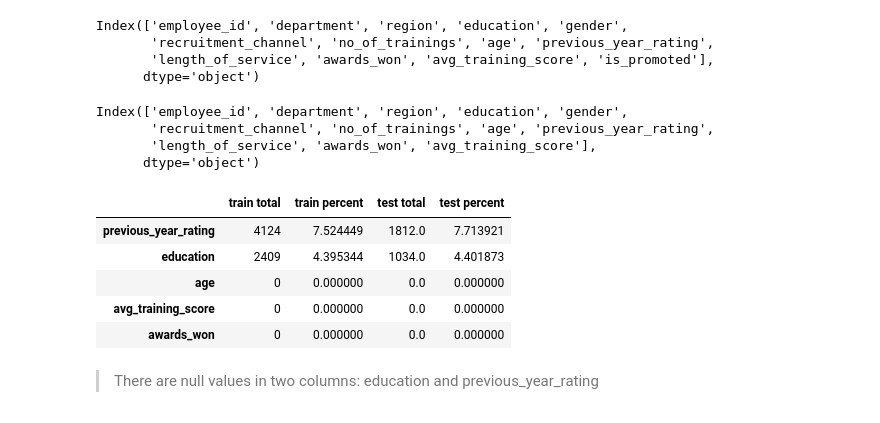
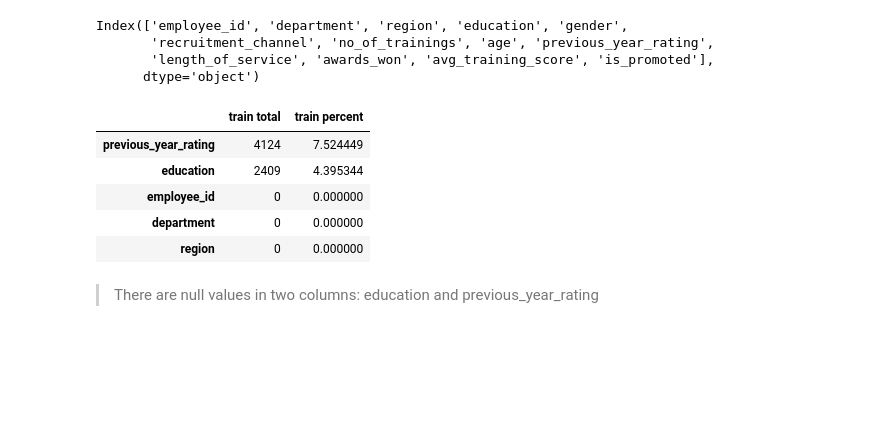
Before and after one commit to ArianaK4/Employee_Promotion_ML, a Jupyter notebook: employee_promotion.ipynb, the cells around one changed output. Saved outputs shown, nothing was run; the diff lists cells and outputs as text; code cells hidden in the pictures; blank space fills up the shorter version.

```diff
--- a/employee_promotion.ipynb
+++ b/employee_promotion.ipynb
@@ -488,41 +493,36 @@ Index(['employee_id', 'department', 'region', 'education', 'gender',
        'length_of_service', 'awards_won', 'avg_training_score', 'is_promoted'],
       dtype='object')
 # %%
-# Rename the column
+# # Rename the column
 
-test.rename(columns = {'awards_won?':'awards_won'}, inplace = True)
+# test.rename(columns = {'awards_won?':'awards_won'}, inplace = True)
 
-# Show changes
+# # Show changes
 
-test.columns
+# test.columns
-# %% [output]
-Index(['employee_id', 'department', 'region', 'education', 'gender',
-       'recruitment_channel', 'no_of_trainings', 'age', 'previous_year_rating',
-       'length_of_service', 'awards_won', 'avg_training_score'],
-      dtype='object')
 # %%
 # We created a dataframe to show total number of missing values
 #and percentage of missing values in both training and test data
 
 # Total missing data
 
 train_total = train.isnull().sum()
-test_total = test.isnull().sum()
+# test_total = test.isnull().sum()
 
 # Percentage of missing values
 
 train_percent= ((train.isnull().sum()/train.shape[0])*100)
-test_percent= ((test.isnull().sum()/test.shape[0])*100)
+# test_percent= ((test.isnull().sum()/test.shape[0])*100)
 
-data_missing= pd.DataFrame({'train total':train_total, 'train percent': train_percent,'test total': test_total, 'test percent': test_percent})
+data_missing= pd.DataFrame({'train total':train_total, 'train percent': train_percent})
 data_missing.sort_values(by='train total', ascending=False).head()
 # %% [output]
-|  | train total | train percent | test total | test percent |
-| previous_year_rating | 4124 | 7.524449 | 1812.0 | 7.713921 |
-| education | 2409 | 4.395344 | 1034.0 | 4.401873 |
-| age | 0 | 0.000000 | 0.0 | 0.000000 |
-| avg_training_score | 0 | 0.000000 | 0.0 | 0.000000 |
-| awards_won | 0 | 0.000000 | 0.0 | 0.000000 |
+|  | train total | train percent |
+| previous_year_rating | 4124 | 7.524449 |
+| education | 2409 | 4.395344 |
+| employee_id | 0 | 0.000000 |
+| department | 0 | 0.000000 |
+| region | 0 | 0.000000 |
 # %% [markdown]
 > There are null values in two columns: education and previous_year_rating
 # %%
```
Also changed, not shown: parts of 60 cells of this notebook.
